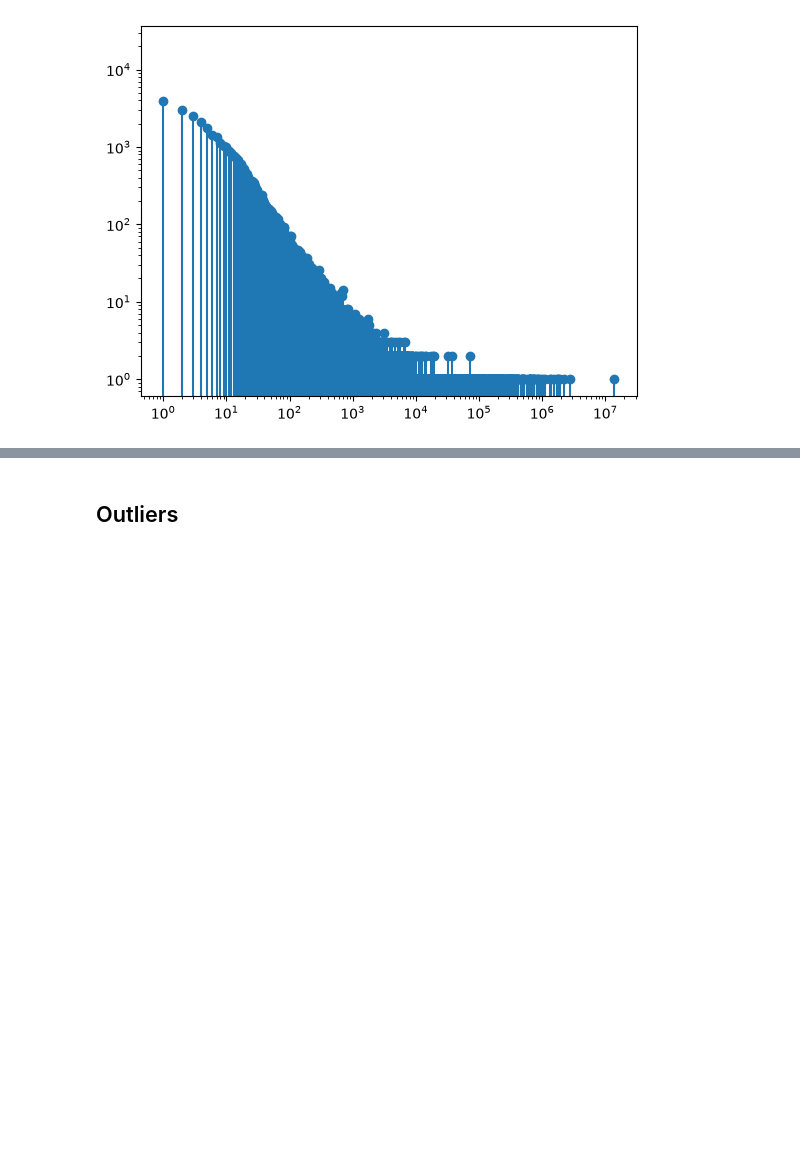
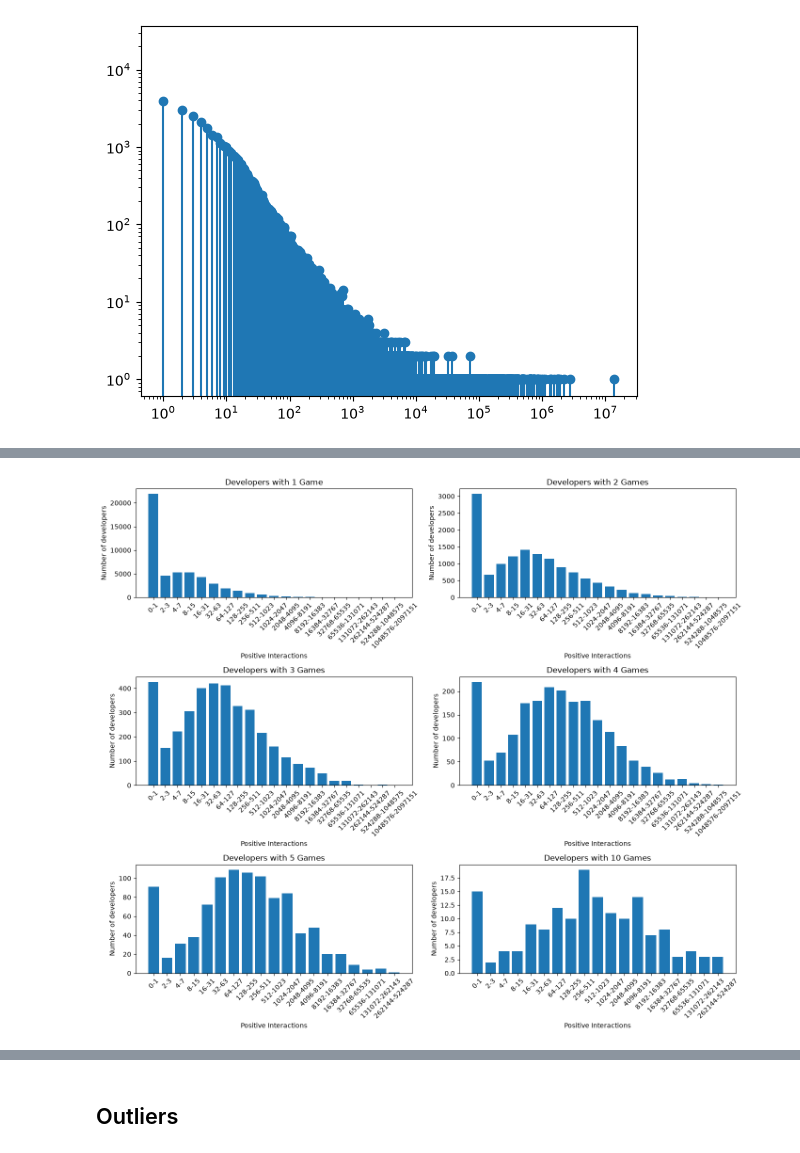
Before and after one commit to mangabe16/steam-developer-career-patterns, a Jupyter notebook: main.ipynb, the cells around one changed output, grey strips where cells are left out. Drawn from its saved outputs; the diff is of its cells as text; code cells hidden in the pictures; blank space fills up the shorter version.

```diff
--- a/main.ipynb
+++ b/main.ipynb
@@ -213,0 +359,86 @@ dev_game_four.shape
+# %%
+fig, axes = plt.subplots(3, 2, figsize=(14, 12))
+axes = axes.flatten()
+
+# 1 game count
+dev_game_one = developers_df[developers_df["game_count"] == 1]
+bins = [0] + [2**i for i in range(1, int(np.ceil(np.log2(dev_game_one["total_positive"].max() + 1))) + 1)]
+counts, edges = np.histogram(dev_game_one["total_positive"], bins=bins)
+axes[0].bar(
+    [f"{int(a)}-{int(b)-1}" for a, b in zip(edges[:-1], edges[1:])],
+    counts
+)
+axes[0].set_title("Developers with 1 Game")
+axes[0].set_xlabel("Positive Interactions")
+axes[0].set_ylabel("Number of developers")
+axes[0].tick_params(axis='x', rotation=45)
+
+# 2 game count
+dev_game_two = developers_df[developers_df["game_count"] == 2]
+bins = [0] + [2**i for i in range(1, int(np.ceil(np.log2(dev_game_two["total_positive"].max() + 1))) + 1)]
+counts, edges = np.histogram(dev_game_two["total_positive"], bins=bins)
+axes[1].bar(
+    [f"{int(a)}-{int(b)-1}" for a, b in zip(edges[:-1], edges[1:])],
+    counts
+)
+axes[1].set_title("Developers with 2 Games")
+axes[1].set_xlabel("Positive Interactions")
+axes[1].set_ylabel("Number of developers")
+axes[1].tick_params(axis='x', rotation=45)
+
+# 3 game count
+dev_game_three = developers_df[developers_df["game_count"] == 3]
+bins = [0] + [2**i for i in range(1, int(np.ceil(np.log2(dev_game_three["total_positive"].max() + 1))) + 1)]
+counts, edges = np.histogram(dev_game_three["total_positive"], bins=bins)
+axes[2].bar(
+    [f"{int(a)}-{int(b)-1}" for a, b in zip(edges[:-1], edges[1:])],
+    counts
+)
+axes[2].set_title("Developers with 3 Games")
+axes[2].set_xlabel("Positive Interactions")
+axes[2].set_ylabel("Number of developers")
+axes[2].tick_params(axis='x', rotation=45)
+
+# 4 game count
+dev_game_four = developers_df[developers_df["game_count"] == 4]
+bins = [0] + [2**i for i in range(1, int(np.ceil(np.log2(dev_game_four["total_positive"].max() + 1))) + 1)]
+counts, edges = np.histogram(dev_game_four["total_positive"], bins=bins)
+axes[3].bar(
+    [f"{int(a)}-{int(b)-1}" for a, b in zip(edges[:-1], edges[1:])],
+    counts
+)
+axes[3].set_title("Developers with 4 Games")
+axes[3].set_xlabel("Positive Interactions")
+axes[3].set_ylabel("Number of developers")
+axes[3].tick_params(axis='x', rotation=45)
+
+# 5 game count
+dev_game_five = developers_df[developers_df["game_count"] == 5]
+bins = [0] + [2**i for i in range(1, int(np.ceil(np.log2(dev_game_five["total_positive"].max() + 1))) + 1)]
+counts, edges = np.histogram(dev_game_five["total_positive"], bins=bins)
+axes[4].bar(
+    [f"{int(a)}-{int(b)-1}" for a, b in zip(edges[:-1], edges[1:])],
+    counts
+)
+axes[4].set_title("Developers with 5 Games")
+axes[4].set_xlabel("Positive Interactions")
+axes[4].set_ylabel("Number of developers")
+axes[4].tick_params(axis='x', rotation=45)
+
+# 10 game count
+dev_game_ten = developers_df[developers_df["game_count"] == 10]
+bins = [0] + [2**i for i in range(1, int(np.ceil(np.log2(dev_game_ten["total_positive"].max() + 1))) + 1)]
+counts, edges = np.histogram(dev_game_ten["total_positive"], bins=bins)
+axes[5].bar(
+    [f"{int(a)}-{int(b)-1}" for a, b in zip(edges[:-1], edges[1:])],
+    counts
+)
+axes[5].set_title("Developers with 10 Games")
+axes[5].set_xlabel("Positive Interactions")
+axes[5].set_ylabel("Number of developers")
+axes[5].tick_params(axis='x', rotation=45)
+
+plt.tight_layout()
+plt.show()
+# %% [output]
+[figure, added]
```
Also changed, not shown: parts of 59 cells of this notebook, 2 other files.
